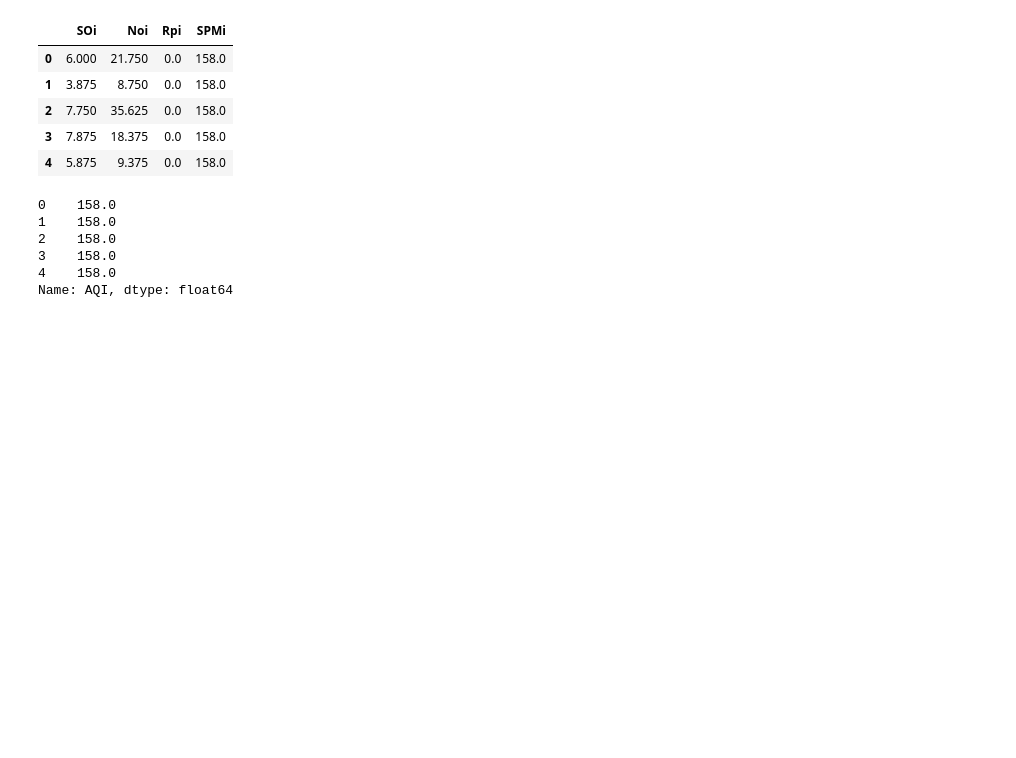
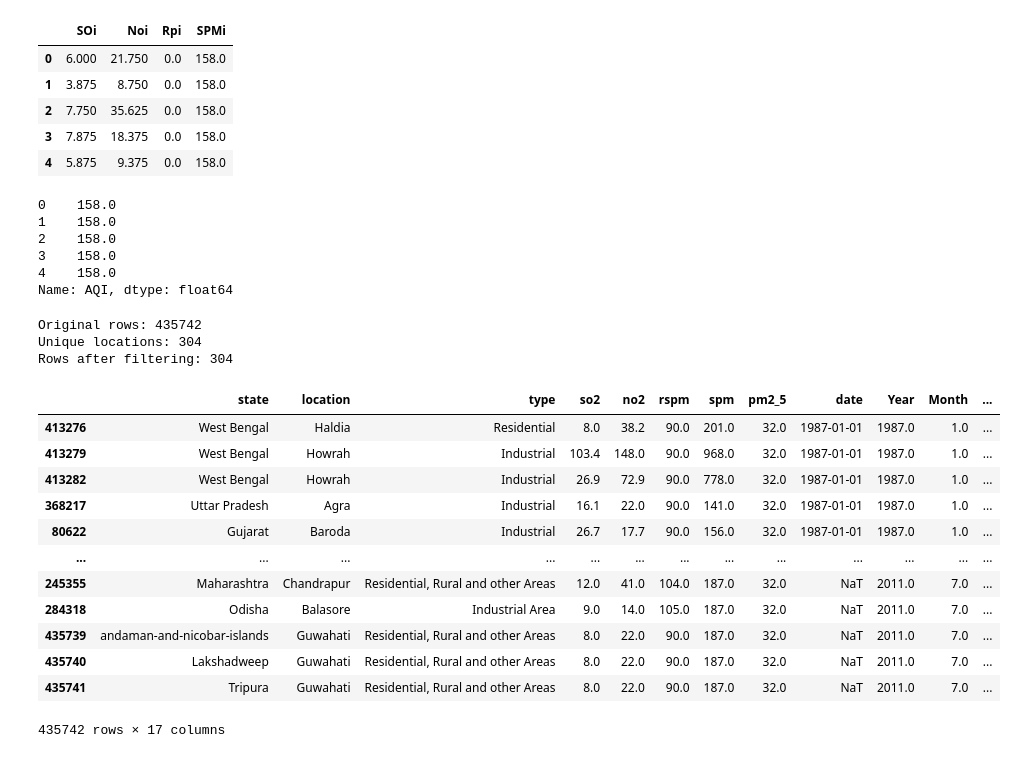
Before and after one commit to N0bodybutME/AIR, a Jupyter notebook: Untitled.ipynb, the cells around one changed output. Saved outputs shown, nothing was run; the diff lists cells and outputs as text; code cells hidden in the pictures; blank space fills up the shorter version.

```diff
--- a/Untitled.ipynb
+++ b/Untitled.ipynb
@@ -555,3 +555,7 @@ Y.head()
 3    158.0
 4    158.0
 Name: AQI, dtype: float64
+# %%
+df["date"] = pd.to_datetime(df["date"], errors="coerce")
+# %%
+df = df.sort_values("date")
@@ -557,0 +564,8 @@ Name: AQI, dtype: float64
+# %%
+print("Original rows:", len(df))
+print("Unique locations:", df["location"].nunique())
+print("Rows after filtering:", len(latest_df))
+# %% [output]
+Original rows: 435742
+Unique locations: 304
+Rows after filtering: 304
@@ -557,0 +574,16 @@ Name: AQI, dtype: float64
+# %%
+df
+# %% [output]
+|  | state | location | type | so2 | no2 | rspm | spm | pm2_5 | date | Year | Month | ... |
+| 413276 | West Bengal | Haldia | Residential | 8.0 | 38.2 | 90.0 | 201.0 | 32.0 | 1987-01-01 | 1987.0 | 1.0 | ... |
+| 413279 | West Bengal | Howrah | Industrial | 103.4 | 148.0 | 90.0 | 968.0 | 32.0 | 1987-01-01 | 1987.0 | 1.0 | ... |
+| 413282 | West Bengal | Howrah | Industrial | 26.9 | 72.9 | 90.0 | 778.0 | 32.0 | 1987-01-01 | 1987.0 | 1.0 | ... |
+| 368217 | Uttar Pradesh | Agra | Industrial | 16.1 | 22.0 | 90.0 | 141.0 | 32.0 | 1987-01-01 | 1987.0 | 1.0 | ... |
+| 80622 | Gujarat | Baroda | Industrial | 26.7 | 17.7 | 90.0 | 156.0 | 32.0 | 1987-01-01 | 1987.0 | 1.0 | ... |
+| ... | ... | ... | ... | ... | ... | ... | ... | ... | ... | ... | ... | ... |
+| 245355 | Maharashtra | Chandrapur | Residential, Rural and other Areas | 12.0 | 41.0 | 104.0 | 187.0 | 32.0 | NaT | 2011.0 | 7.0 | ... |
+| 284318 | Odisha | Balasore | Industrial Area | 9.0 | 14.0 | 105.0 | 187.0 | 32.0 | NaT | 2011.0 | 7.0 | ... |
+| 435739 | andaman-and-nicobar-islands | Guwahati | Residential, Rural and other Areas | 8.0 | 22.0 | 90.0 | 187.0 | 32.0 | NaT | 2011.0 | 7.0 | ... |
+| 435740 | Lakshadweep | Guwahati | Residential, Rural and other Areas | 8.0 | 22.0 | 90.0 | 187.0 | 32.0 | NaT | 2011.0 | 7.0 | ... |
+| 435741 | Tripura | Guwahati | Residential, Rural and other Areas | 8.0 | 22.0 | 90.0 | 187.0 | 32.0 | NaT | 2011.0 | 7.0 | ... |
+435742 rows × 17 columns
```
Also changed, not shown: parts of 14 cells of this notebook, 3 other files.
